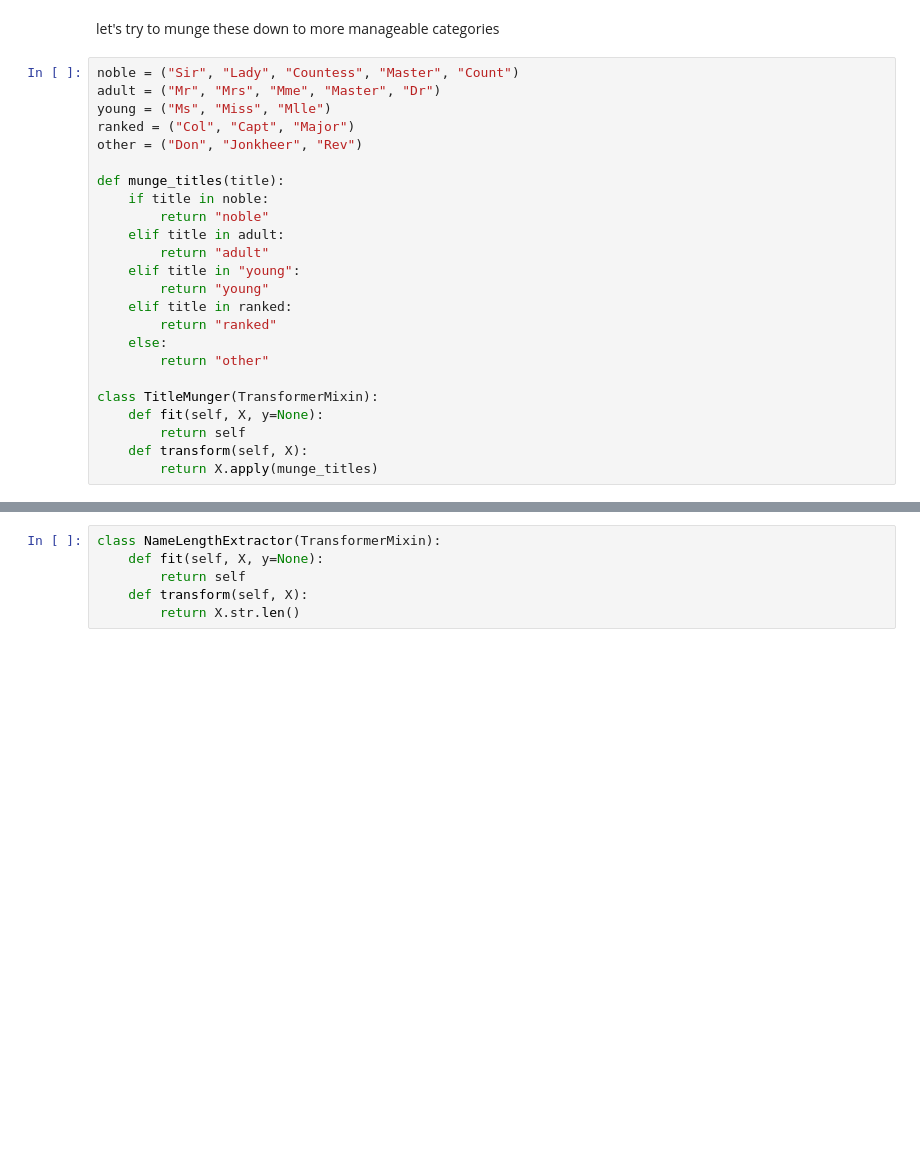
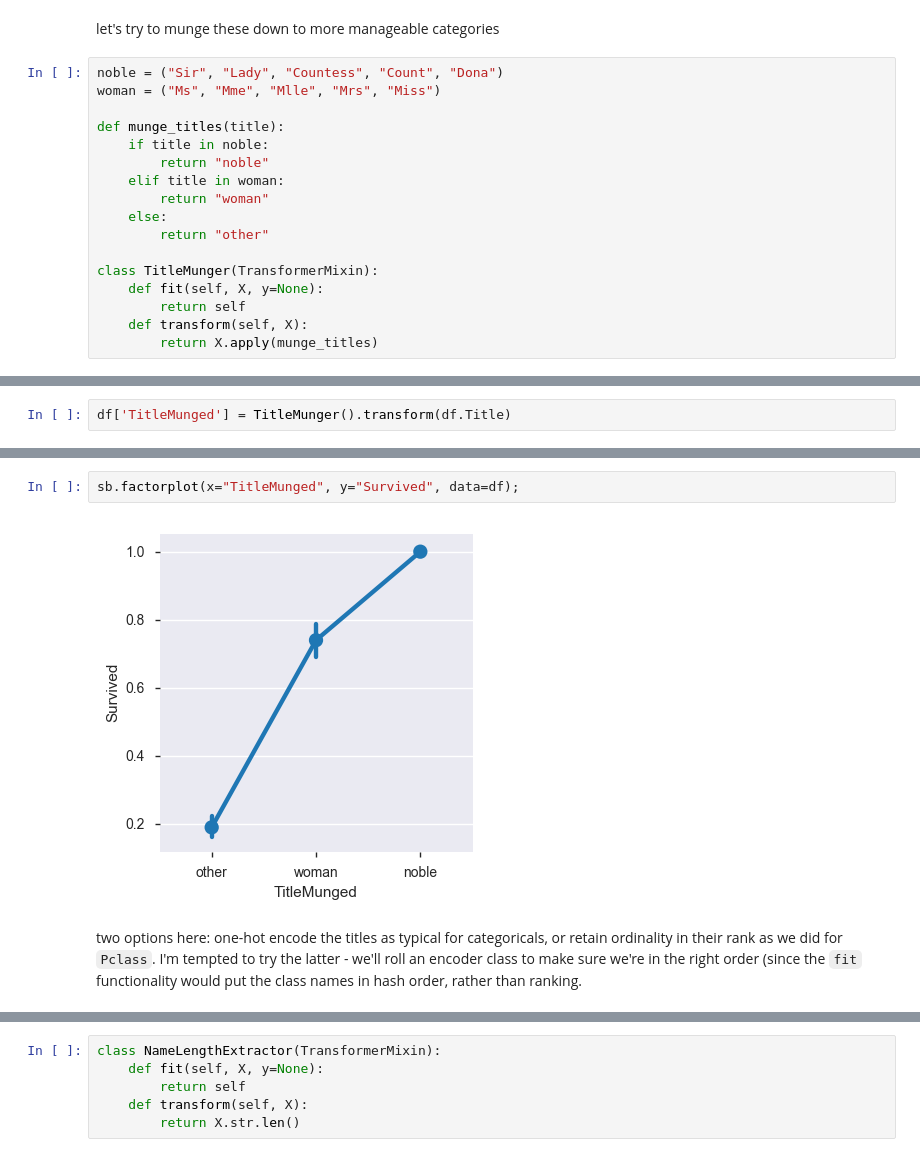
Before and after one commit to jrwalk/kaggle-titanic, a Jupyter notebook: data_exploration.ipynb, the cells around one changed output, grey strips where cells are left out. Cells and saved outputs as stored; diff of their text form; blank space fills up the shorter version.

```diff
--- a/data_exploration.ipynb
+++ b/data_exploration.ipynb
@@ -194,21 +230,14 @@ dtype: float64
 # %% [markdown]
 let's try to munge these down to more manageable categories
 # %%
-noble = ("Sir", "Lady", "Countess", "Master", "Count")
-adult = ("Mr", "Mrs", "Mme", "Master", "Dr")
-young = ("Ms", "Miss", "Mlle")
-ranked = ("Col", "Capt", "Major")
-other = ("Don", "Jonkheer", "Rev")
+noble = ("Sir", "Lady", "Countess", "Count", "Dona")
+woman = ("Ms", "Mme", "Mlle", "Mrs", "Miss")
 
 def munge_titles(title):
     if title in noble:
         return "noble"
-    elif title in adult:
-        return "adult"
-    elif title in "young":
-        return "young"
-    elif title in ranked:
-        return "ranked"
+    elif title in woman:
+        return "woman"
     else:
         return "other"
 
@@ -221,0 +256,2 @@ mapper.features.append(("Name", [TitleExtractor(), TitleMunger(), LabelBinarizer
+# %%
+df['TitleMunged'] = TitleMunger().transform(df.Title)
@@ -221,0 +269,6 @@ mapper.features.append(("Name", [TitleExtractor(), TitleMunger(), LabelBinarizer
+# %%
+sb.factorplot(x="TitleMunged", y="Survived", data=df);
+# %% [output]
+[figure, added]
+# %% [markdown]
+two options here: one-hot encode the titles as typical for categoricals, or retain ordinality in their rank as we did for `Pclass`.  I'm tempted to try the latter - we'll roll an encoder class to make sure we're in the right order (since the `fit` functionality would put the class names in hash order, rather than ranking.
```
Also changed, not shown: parts of 70 cells of this notebook, 15 other files.
